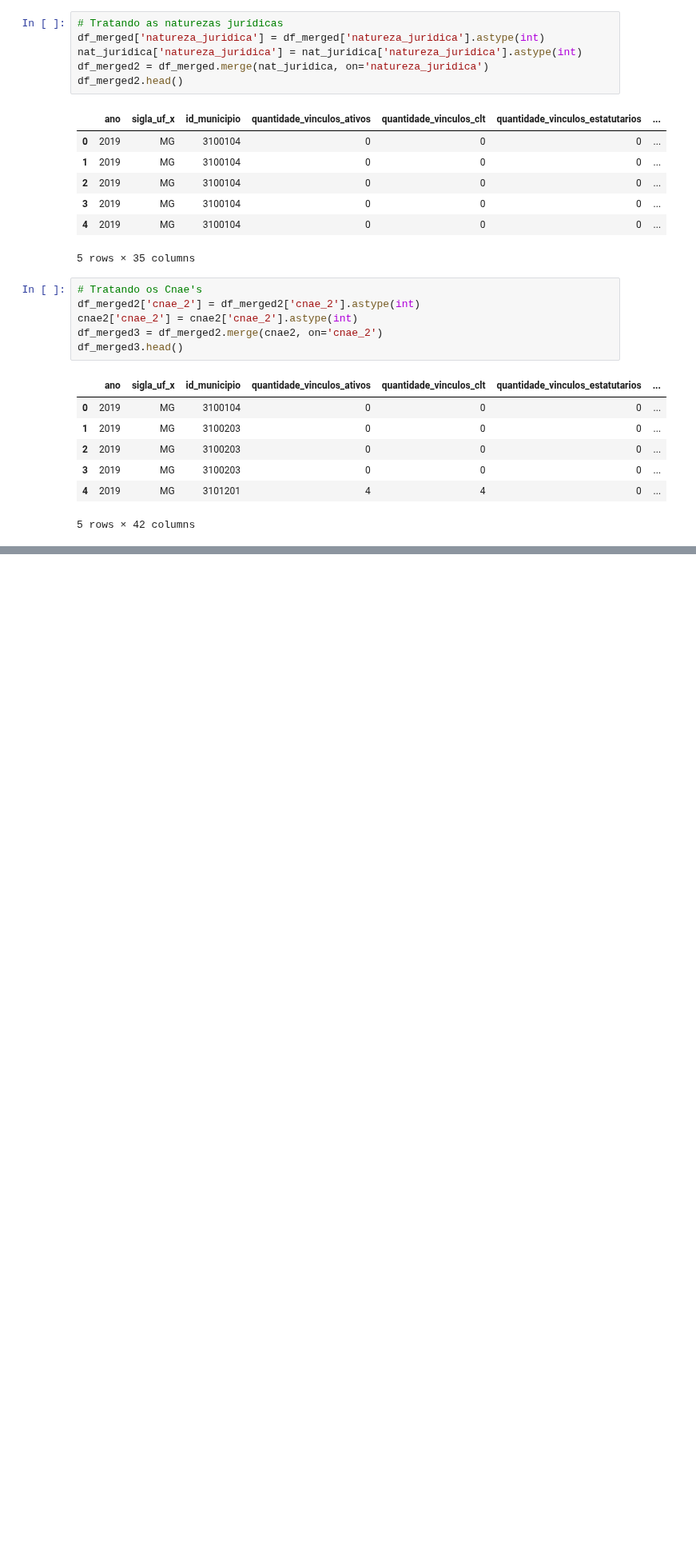
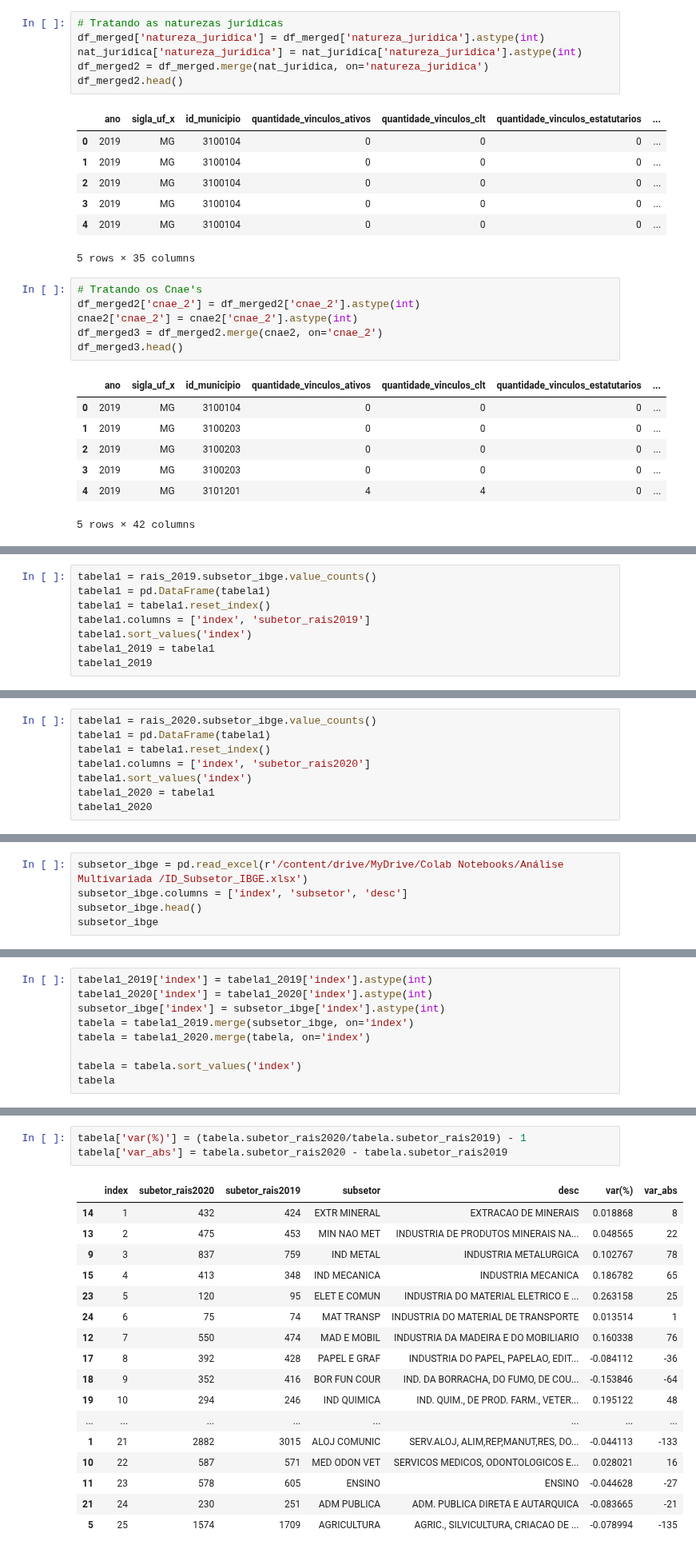
Before and after one commit to Leonardo-Dias-Up/Leonardo-Dias-Up, a Jupyter notebook: Análise_Multivariada_RAIS.ipynb, the cells around one changed output, grey strips where cells are left out. Shown at 80% size. Saved outputs shown, nothing was run; the diff lists cells and outputs as text; blank space fills up the shorter version.

```diff
--- a/Análise_Multivariada_RAIS.ipynb
+++ b/Análise_Multivariada_RAIS.ipynb
@@ -163,0 +178,8 @@ df_merged3.to_excel('/content/drive/MyDrive/Colab Notebooks/Análise Multivaria
+# %%
+tabela1 = rais_2019.subsetor_ibge.value_counts()
+tabela1 = pd.DataFrame(tabela1)
+tabela1 = tabela1.reset_index()
+tabela1.columns = ['index', 'subetor_rais2019']
+tabela1.sort_values('index')
+tabela1_2019 = tabela1
+tabela1_2019
@@ -163,0 +204,8 @@ df_merged3.to_excel('/content/drive/MyDrive/Colab Notebooks/Análise Multivaria
+# %%
+tabela1 = rais_2020.subsetor_ibge.value_counts()
+tabela1 = pd.DataFrame(tabela1)
+tabela1 = tabela1.reset_index()
+tabela1.columns = ['index', 'subetor_rais2020']
+tabela1.sort_values('index')
+tabela1_2020 = tabela1
+tabela1_2020
@@ -163,0 +230,5 @@ df_merged3.to_excel('/content/drive/MyDrive/Colab Notebooks/Análise Multivaria
+# %%
+subsetor_ibge = pd.read_excel(r'/content/drive/MyDrive/Colab Notebooks/Análise Multivariada /ID_Subsetor_IBGE.xlsx')
+subsetor_ibge.columns = ['index', 'subsetor', 'desc']
+subsetor_ibge.head()
+subsetor_ibge
@@ -163,0 +253,9 @@ df_merged3.to_excel('/content/drive/MyDrive/Colab Notebooks/Análise Multivaria
+# %%
+tabela1_2019['index'] = tabela1_2019['index'].astype(int)
+tabela1_2020['index'] = tabela1_2020['index'].astype(int)
+subsetor_ibge['index'] = subsetor_ibge['index'].astype(int)
+tabela = tabela1_2019.merge(subsetor_ibge, on='index')
+tabela = tabela1_2020.merge(tabela, on='index')
+
+tabela = tabela.sort_values('index')
+tabela
@@ -163,0 +280,21 @@ df_merged3.to_excel('/content/drive/MyDrive/Colab Notebooks/Análise Multivaria
+# %%
+tabela['var(%)'] = (tabela.subetor_rais2020/tabela.subetor_rais2019) - 1
+tabela['var_abs'] = tabela.subetor_rais2020 - tabela.subetor_rais2019
+# %% [output]
+|  | index | subetor_rais2020 | subetor_rais2019 | subsetor | desc | var(%) | var_abs |
+| 14 | 1 | 432 | 424 | EXTR MINERAL | EXTRACAO DE MINERAIS | 0.018868 | 8 |
+| 13 | 2 | 475 | 453 | MIN NAO MET | INDUSTRIA DE PRODUTOS MINERAIS NA... | 0.048565 | 22 |
+| 9 | 3 | 837 | 759 | IND METAL | INDUSTRIA METALURGICA | 0.102767 | 78 |
+| 15 | 4 | 413 | 348 | IND MECANICA | INDUSTRIA MECANICA | 0.186782 | 65 |
+| 23 | 5 | 120 | 95 | ELET E COMUN | INDUSTRIA DO MATERIAL ELETRICO E ... | 0.263158 | 25 |
+| 24 | 6 | 75 | 74 | MAT TRANSP | INDUSTRIA DO MATERIAL DE TRANSPORTE | 0.013514 | 1 |
+| 12 | 7 | 550 | 474 | MAD E MOBIL | INDUSTRIA DA MADEIRA E DO MOBILIARIO | 0.160338 | 76 |
+| 17 | 8 | 392 | 428 | PAPEL E GRAF | INDUSTRIA DO PAPEL, PAPELAO, EDIT... | -0.084112 | -36 |
+| 18 | 9 | 352 | 416 | BOR FUN COUR | IND. DA BORRACHA, DO FUMO, DE COU... | -0.153846 | -64 |
+| 19 | 10 | 294 | 246 | IND QUIMICA | IND. QUIM., DE PROD. FARM., VETER... | 0.195122 | 48 |
+| ... | ... | ... | ... | ... | ... | ... | ... |
+| 1 | 21 | 2882 | 3015 | ALOJ COMUNIC | SERV.ALOJ, ALIM,REP,MANUT,RES, DO... | -0.044113 | -133 |
+| 10 | 22 | 587 | 571 | MED ODON VET | SERVICOS MEDICOS, ODONTOLOGICOS E... | 0.028021 | 16 |
+| 11 | 23 | 578 | 605 | ENSINO | ENSINO | -0.044628 | -27 |
+| 21 | 24 | 230 | 251 | ADM PUBLICA | ADM. PUBLICA DIRETA E AUTARQUICA | -0.083665 | -21 |
+| 5 | 25 | 1574 | 1709 | AGRICULTURA | AGRIC., SILVICULTURA, CRIACAO DE ... | -0.078994 | -135 |
```
Also changed, not shown: parts of 12 cells of this notebook.
